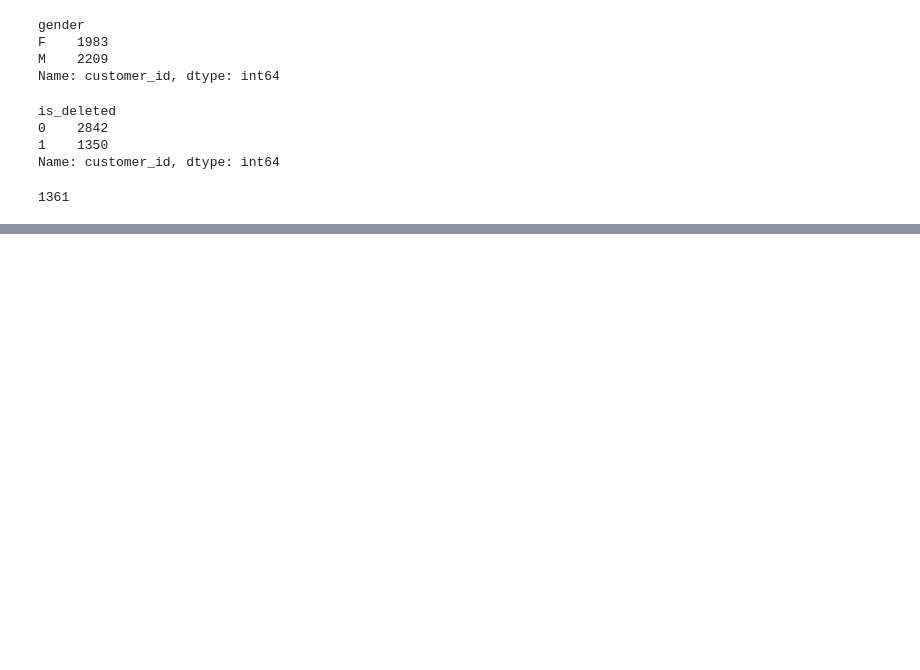
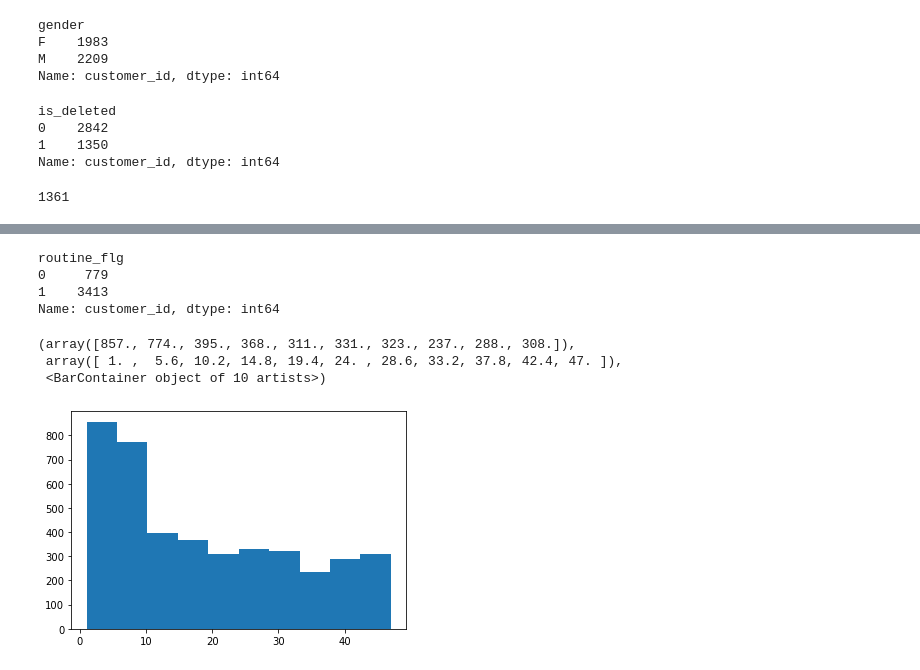
Before and after one commit to katuhito/workspace003, a Jupyter notebook: knock003.ipynb, the cells around one changed output, grey strips where cells are left out. Drawn from its saved outputs; the diff is of its cells as text; code cells hidden in the pictures; blank space fills up the shorter version.

```diff
--- a/knock003.ipynb
+++ b/knock003.ipynb
@@ -120,0 +190,10 @@ print(len(customer_start))
+# %%
+#利用履歴データから定期利用フラグを作成
+#定期的にジムを利用しているユーザーを特定
+#顧客毎に月／曜日別に集計を行い、最大値が4以上の曜日が1ヶ月でもあったユーザーはフラグ1とする
+
+#最初に顧客毎に月／曜日別に集計を行う
+uselog["weekday"] = uselog["usedate"].dt.weekday
+uselog_weekday = uselog.groupby(["customer_id", "年月", "weekday"], as_index = False).count()[["customer_id", "年月", "weekday", "log_id"]]
+uselog_weekday.rename(columns={"log_id":"count"}, inplace=True)
+uselog_weekday.head()
@@ -120,0 +207,6 @@ print(len(customer_start))
+# %%
+#顧客毎の各月の最大値を取得し、その最大値が4以上の場合にフラグを立てる。
+uselog_weekday = uselog_weekday.groupby("customer_id", as_index=False).max()[["customer_id", "count"]]
+uselog_weekday["routine_flg"] = 0
+uselog_weekday["routine_flg"] = uselog_weekday["routine_flg"].where(uselog_weekday["count"] < 4, 1)
+uselog_weekday.head()
@@ -120,0 +220,5 @@ print(len(customer_start))
+# %%
+#uselog_customer, uselog_weekdayを、customer_joinと結合する
+customer_join = pd.merge(customer_join, uselog_customer, on="customer_id", how="left")
+customer_join = pd.merge(customer_join, uselog_weekday[["customer_id", "routine_flg"]], on="customer_id", how="left")
+customer_join.head()
@@ -120,0 +253,12 @@ print(len(customer_start))
+# %%
+#会員期間の計算
+#会員期間は、start_dateとend_dateの差になるが、2019年3月までに退会していないユーザーに関しては、end_dateに欠損値が入っているので、差の計算ができない。そのため、2019年4月をend_dateとして会員期間を算出する。
+#月単位での集計
+from dateutil.relativedelta import relativedelta
+customer_join["calc_date"] = customer_join["end_date"]
+customer_join["calc_date"] = customer_join["calc_date"].fillna(pd.to_datetime("20190430"))
+customer_join["membership_period"] = 0
+for i in range(len(customer_join)):
+    delta = relativedelta(customer_join["calc_date"].iloc[i], customer_join["start_date"].iloc[i])
+    customer_join["membership_period"].iloc[i] = delta.years*12 + delta.months
+customer_join.head()
@@ -120,0 +289,18 @@ print(len(customer_start))
+# %%
+#routine_flgを集計
+customer_join.groupby("routine_flg").count()["customer_id"]
+# %% [output]
+routine_flg
+0     779
+1    3413
+Name: customer_id, dtype: int64
+# %%
+#会員期間の分布を可視化
+import matplotlib.pyplot as plt
+%matplotlib inline
+plt.hist(customer_join["membership_period"])
+# %% [output]
+(array([857., 774., 395., 368., 311., 331., 323., 237., 288., 308.]),
+ array([ 1. ,  5.6, 10.2, 14.8, 19.4, 24. , 28.6, 33.2, 37.8, 42.4, 47. ]),
+ <BarContainer object of 10 artists>)
+[figure, added]
```
Also changed, not shown: parts of 14 cells of this notebook, 2 other files.
